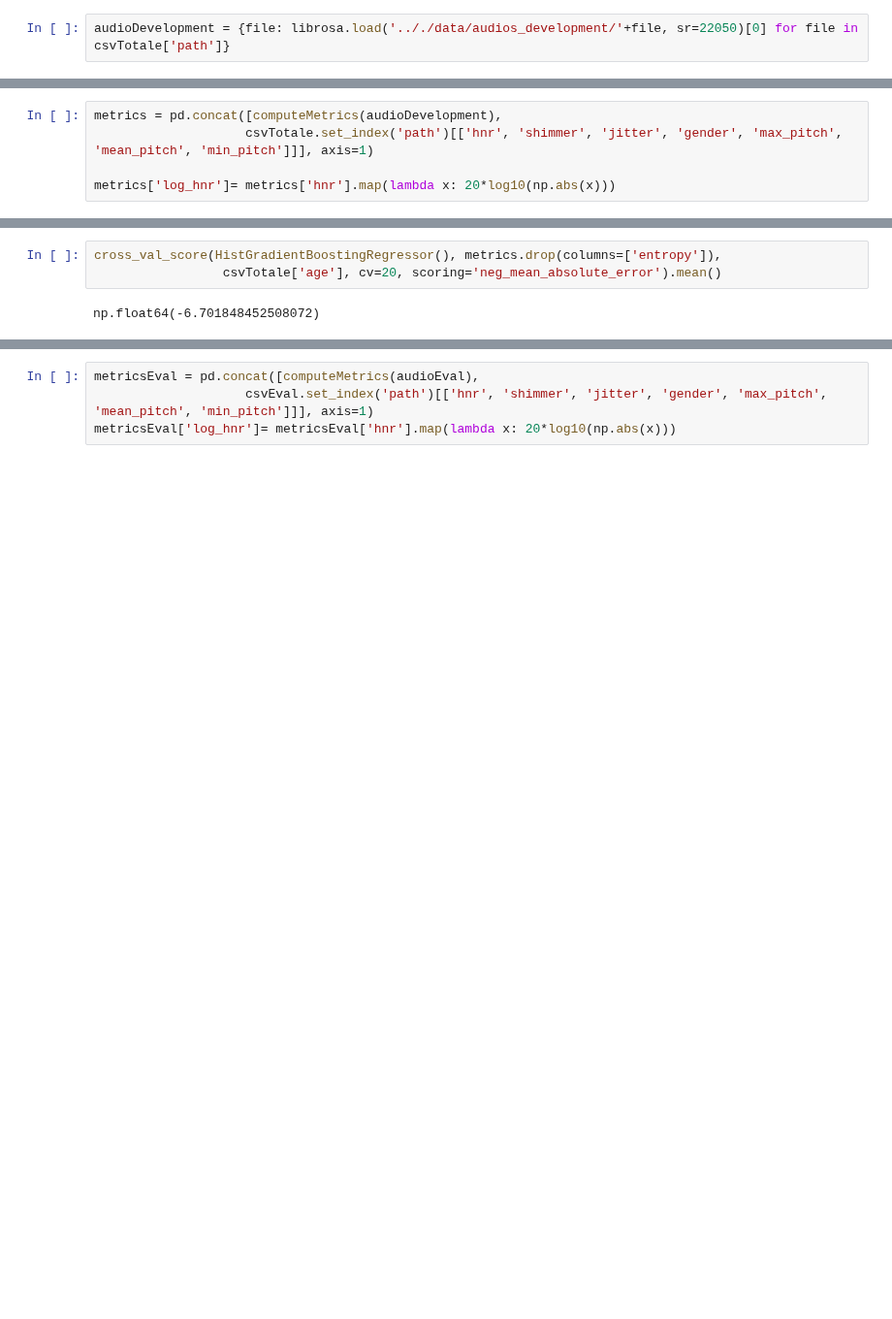
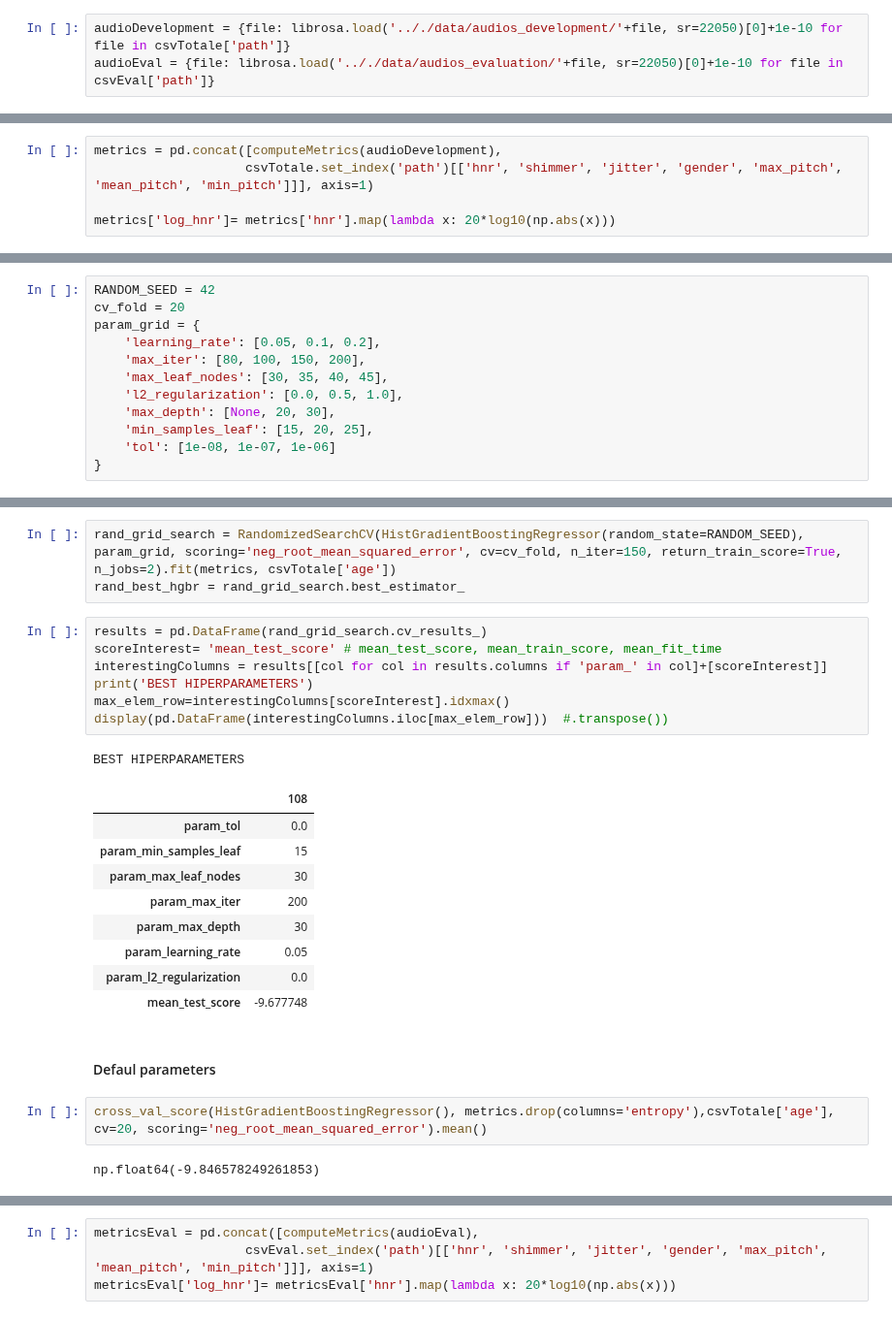
Before and after one commit to Nuzz23/01TWZSM_DataScienceLab, a Jupyter notebook: Assignment/Madda/Scores9100 copy.ipynb, the cells around one changed output, grey strips where cells are left out. Shown at 97% size. Cells and saved outputs as stored; diff of their text form; blank space fills up the shorter version.

```diff
--- a/Assignment/Madda/Scores9100 copy.ipynb
+++ b/Assignment/Madda/Scores9100 copy.ipynb
@@ -39,2 +65,3 @@ csvEval['path'] = csvEval['path'].map(lambda x: x.split('/')[-1])
 # %%
-audioDevelopment = {file: librosa.load('.././data/audios_development/'+file, sr=22050)[0] for file in csvTotale['path']}
+audioDevelopment = {file: librosa.load('.././data/audios_development/'+file, sr=22050)[0]+1e-10 for file in csvTotale['path']}
+audioEval = {file: librosa.load('.././data/audios_evaluation/'+file, sr=22050)[0]+1e-10 for file in csvEval['path']}
@@ -116,0 +175,12 @@ metrics['log_hnr']= metrics['hnr'].map(lambda x: 20*log10(np.abs(x)))
+# %%
+RANDOM_SEED = 42
+cv_fold = 20
+param_grid = {
+    'learning_rate': [0.05, 0.1, 0.2],
+    'max_iter': [80, 100, 150, 200],
+    'max_leaf_nodes': [30, 35, 40, 45],
+    'l2_regularization': [0.0, 0.5, 1.0],
+    'max_depth': [None, 20, 30],
+    'min_samples_leaf': [15, 20, 25],
+    'tol': [1e-08, 1e-07, 1e-06]
+}
@@ -117,5 +196,27 @@ metrics['log_hnr']= metrics['hnr'].map(lambda x: 20*log10(np.abs(x)))
+# %%
+rand_grid_search = RandomizedSearchCV(HistGradientBoostingRegressor(random_state=RANDOM_SEED), param_grid, scoring='neg_root_mean_squared_error', cv=cv_fold, n_iter=150, return_train_score=True, n_jobs=2).fit(metrics, csvTotale['age'])
+rand_best_hgbr = rand_grid_search.best_estimator_
+# %%
+results = pd.DataFrame(rand_grid_search.cv_results_)
+scoreInterest= 'mean_test_score' # mean_test_score, mean_train_score, mean_fit_time
+interestingColumns = results[[col for col in results.columns if 'param_' in col]+[scoreInterest]]
+print('BEST HIPERPARAMETERS')
+max_elem_row=interestingColumns[scoreInterest].idxmax()
+display(pd.DataFrame(interestingColumns.iloc[max_elem_row]))  #.transpose())
+# %% [output]
+BEST HIPERPARAMETERS
+|  | 108 |
+| param_tol | 0.0 |
+| param_min_samples_leaf | 15 |
+| param_max_leaf_nodes | 30 |
+| param_max_iter | 200 |
+| param_max_depth | 30 |
+| param_learning_rate | 0.05 |
+| param_l2_regularization | 0.0 |
+| mean_test_score | -9.677748 |
+# %% [markdown]
+#### Defaul parameters
 # %%
-cross_val_score(HistGradientBoostingRegressor(), metrics.drop(columns=['entropy']),
-                 csvTotale['age'], cv=20, scoring='neg_mean_absolute_error').mean()
+cross_val_score(HistGradientBoostingRegressor(), metrics.drop(columns='entropy'),csvTotale['age'], cv=20, scoring='neg_root_mean_squared_error').mean()
 # %% [output]
-np.float64(-6.701848452508072)
+np.float64(-9.846578249261853)
```
Also changed, not shown: parts of 20 cells of this notebook, 3 other files.
